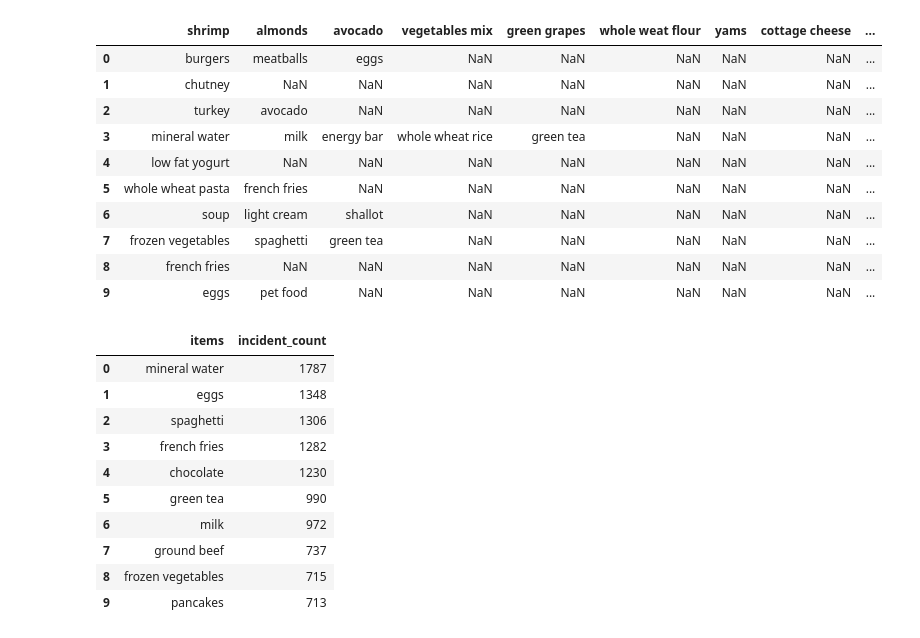
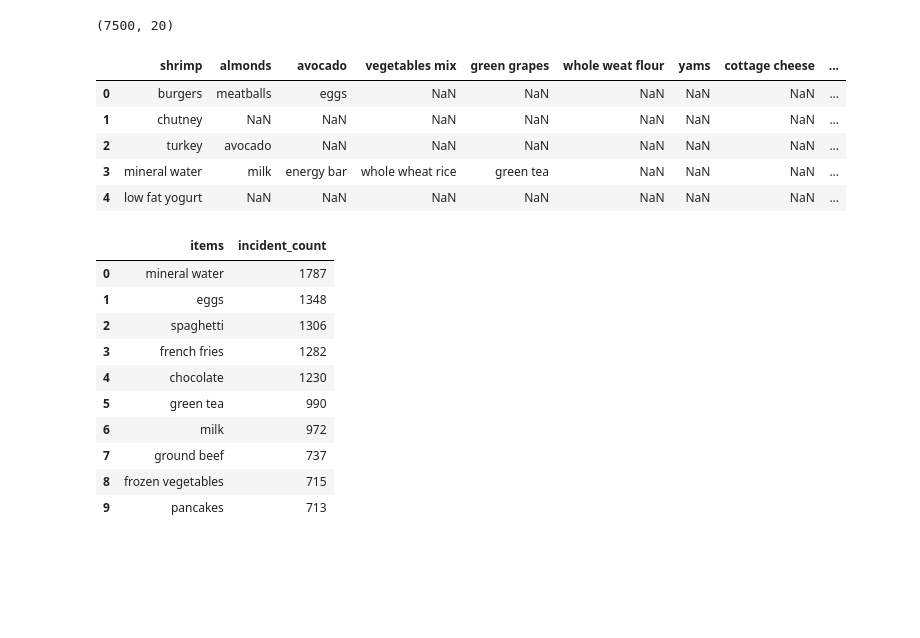
Before and after one commit to juskui/assosiaatio, a Jupyter notebook: kori.ipynb, the cells around one changed output. Saved outputs shown, nothing was run; the diff lists cells and outputs as text; code cells hidden in the pictures; blank space fills up the shorter version.

```diff
--- a/kori.ipynb
+++ b/kori.ipynb
@@ -3,18 +3,8 @@
 
 import pandas as pd
 # dataset
-data = pd.read_csv("Market_Basket_Optimisation.csv", sep=",")
+data = pd.read_csv("Market_Basket_Optimisation.csv", sep=",", header=None)
 
-data.head(10)
+data.shape
 # %% [output]
-|  | shrimp | almonds | avocado | vegetables mix | green grapes | whole weat flour | yams | cottage cheese | ... |
-| 0 | burgers | meatballs | eggs | NaN | NaN | NaN | NaN | NaN | ... |
-| 1 | chutney | NaN | NaN | NaN | NaN | NaN | NaN | NaN | ... |
-| 2 | turkey | avocado | NaN | NaN | NaN | NaN | NaN | NaN | ... |
-| 3 | mineral water | milk | energy bar | whole wheat rice | green tea | NaN | NaN | NaN | ... |
-| 4 | low fat yogurt | NaN | NaN | NaN | NaN | NaN | NaN | NaN | ... |
-| 5 | whole wheat pasta | french fries | NaN | NaN | NaN | NaN | NaN | NaN | ... |
-| 6 | soup | light cream | shallot | NaN | NaN | NaN | NaN | NaN | ... |
-| 7 | frozen vegetables | spaghetti | green tea | NaN | NaN | NaN | NaN | NaN | ... |
-| 8 | french fries | NaN | NaN | NaN | NaN | NaN | NaN | NaN | ... |
-| 9 | eggs | pet food | NaN | NaN | NaN | NaN | NaN | NaN | ... |
+(7500, 20)
@@ -21 +24,10 @@ data.head(10)
+# %%
+data.head()
+# %% [output]
+|  | shrimp | almonds | avocado | vegetables mix | green grapes | whole weat flour | yams | cottage cheese | ... |
+| 0 | burgers | meatballs | eggs | NaN | NaN | NaN | NaN | NaN | ... |
+| 1 | chutney | NaN | NaN | NaN | NaN | NaN | NaN | NaN | ... |
+| 2 | turkey | avocado | NaN | NaN | NaN | NaN | NaN | NaN | ... |
+| 3 | mineral water | milk | energy bar | whole wheat rice | green tea | NaN | NaN | NaN | ... |
+| 4 | low fat yogurt | NaN | NaN | NaN | NaN | NaN | NaN | NaN | ... |
 # %%
```
Also changed, not shown: parts of 4 cells of this notebook, 1 other file.
